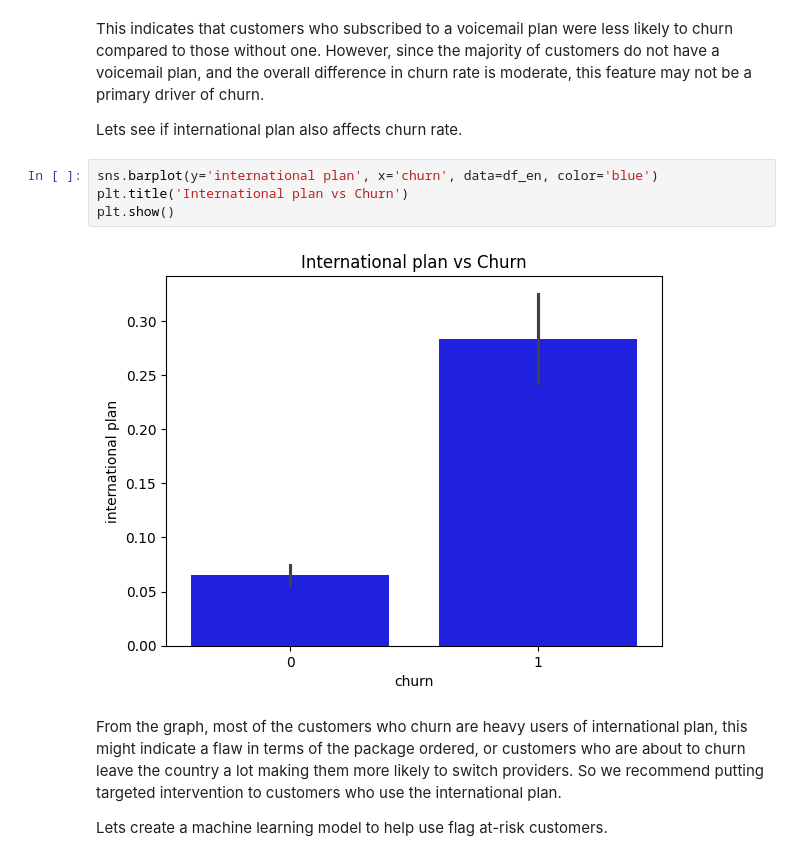
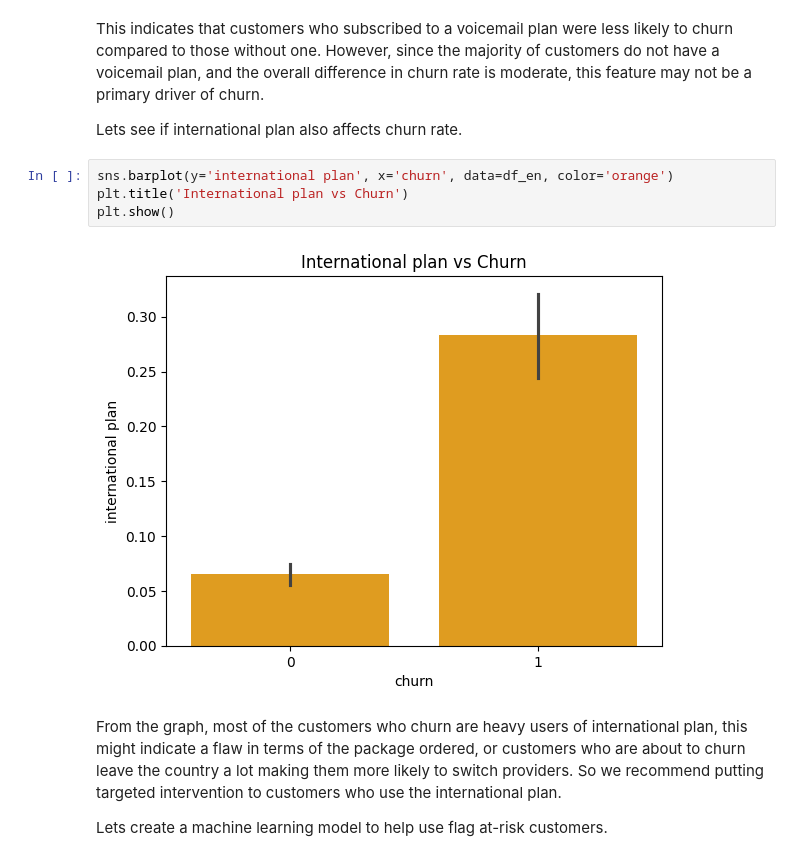
Before and after one commit to ANkanja/K-Nearest-Neighbors, a Jupyter notebook: index.ipynb, the cells around one changed output. Saved outputs shown, nothing was run; the diff lists cells and outputs as text.

```diff
--- a/index.ipynb
+++ b/index.ipynb
@@ -226,11 +226,11 @@ This indicates that customers who subscribed to a voicemail plan were less likel
 
 Lets see if international plan also affects churn rate.
 # %%
-sns.barplot(y='international plan', x='churn', data=df_en, color='blue')
+sns.barplot(y='international plan', x='churn', data=df_en, color='orange')
 plt.title('International plan vs Churn')
 plt.show()
 # %% [output]
-[figure, old version]
+[figure, new version]
 # %% [markdown]
 From the graph, most of the customers who churn are heavy users of international plan, this might indicate a flaw in terms of the package ordered, or customers who are about to churn leave the country a lot making them more likely to switch providers. So we recommend putting targeted intervention to customers who use the international plan.
 
```
Also changed, not shown: parts of 4 cells of this notebook.
